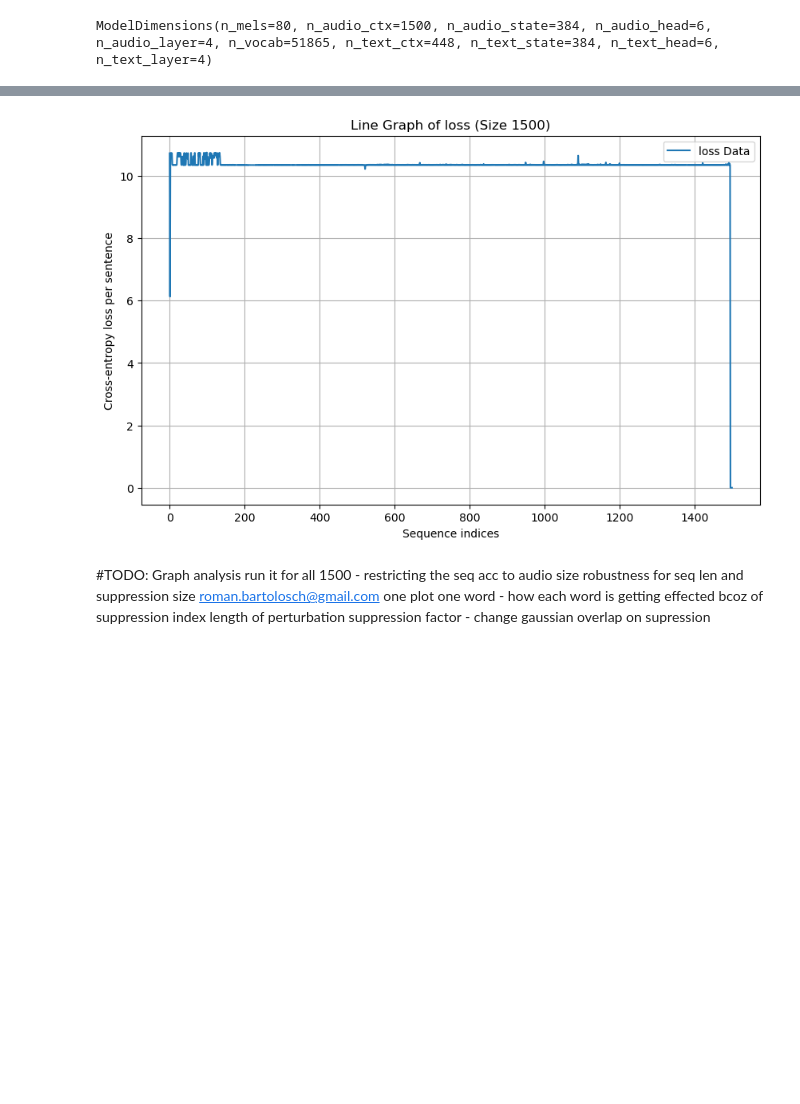
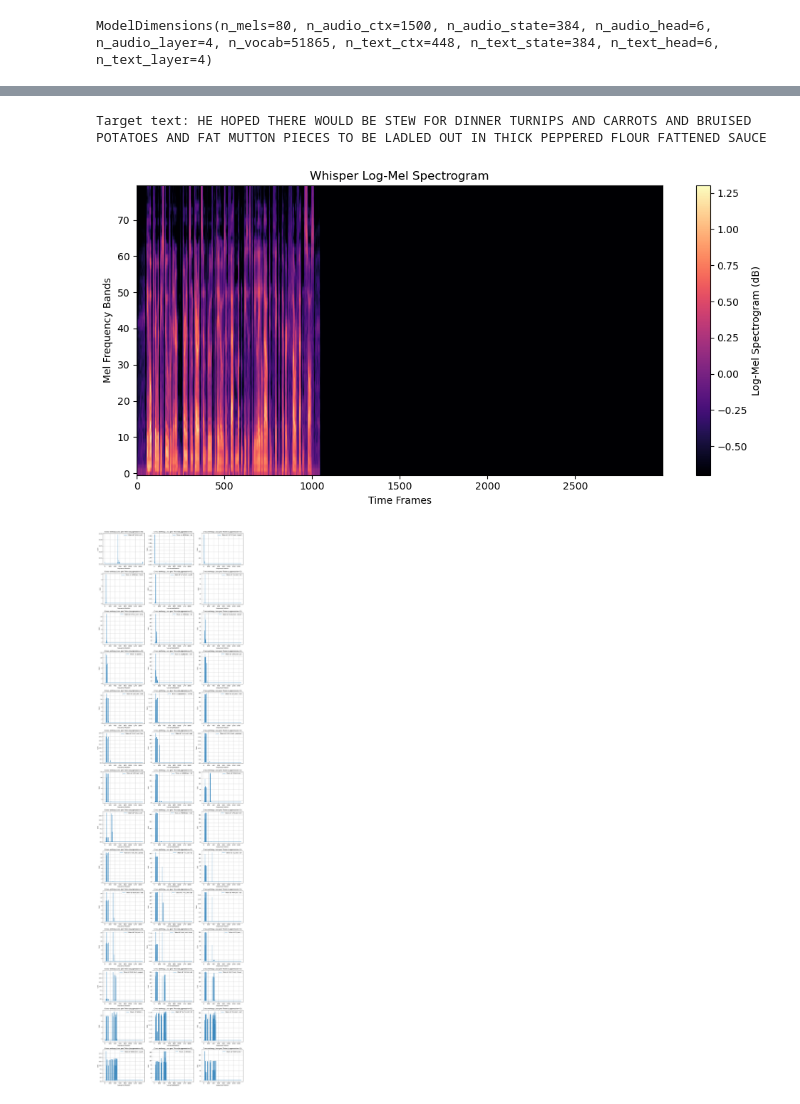
Before and after one commit to arunimaCh29/AtMan-Whisper, a Jupyter notebook: whisper_notebooks/whisper-tiny.ipynb, the cells around one changed output, grey strips where cells are left out. Drawn from its saved outputs; the diff is of its cells as text; code cells hidden in the pictures; blank space fills up the shorter version.

Commit message:
loss per token plot added

```diff
--- a/whisper_notebooks/whisper-tiny.ipynb
+++ b/whisper_notebooks/whisper-tiny.ipynb
@@ -208,26 +181,42 @@ pos= 1498 Stuffed into you, his belly, cowtled him.
-# %%
-def plot_logits(data):
-    plt.figure(figsize=(10, 6))
-    plt.plot(range(1500),data.cpu().numpy(),label="loss Data")
-    plt.title("Line Graph of loss (Size 1500)")
-    plt.xlabel("Sequence indices")
-    plt.ylabel("Cross-entropy loss per sentence")
-    plt.legend()
-    plt.grid(True)
-    plt.show()
-
-
-
-plot_logits(loss_diff)
-# %% [output]
-[figure, removed]
-# %% [markdown]
-#TODO:
-Graph analysis
-run it for all 1500 - restricting the seq acc to audio size
-robustness for seq len and suppression size
-roman.bartolosch@gmail.com
-one plot one word - how each word is getting effected bcoz of suppression index
-length of perturbation
-suppression factor - change
-gaussian overlap on supression
+# %%
+# for each sentence
+
+flag = 0
+for mel, target_text in tqdm(loader):
+    print('Target text:', target_text)
+    print('Mel shape:', mel.shape)
+    display_logmel(mel.cpu().numpy())
+
+    baseline_logits = model.decode(mel).logits
+    print('baseline logits shape:',baseline_logits.shape)
+    suppression_seq_len = 5
+    suppression_factor = 0.5
+    perturbation_len = model.dims.n_audio_ctx
+    loss_diff = collect_logits_per_sentence(mel, baseline_logits, suppression_seq_len, suppression_factor, perturbation_len)
+
+    plot_logits(loss_diff, suppression_seq_len, perturbation_len)
+   # results = explain_whisper_tokens(model=model,mel=mels, tokens= target_tokens, suppression_dict = suppression_dict, prompt_explain_indices=prompt_explain_indices, max_batch_size=max_batch_size )
+    break
+# %%
+# for each word or token
+flag = 0
+for mel, target_text in tqdm(loader):
+    print('Target text:', target_text)
+    display_logmel(mel.cpu().numpy())
+    decoded = model.decode(mel)
+
+    baseline_logits = decoded.logits
+    baseline_tokens = decoded.tokens
+    # print('baseline token shape:',baseline_tokens)
+    suppression_seq_len = 5
+    suppression_factor = 0.5
+    perturbation_len = model.dims.n_audio_ctx
+    loss_diff = collect_logits_per_word(mel, baseline_logits, suppression_seq_len, suppression_factor, perturbation_len)
+
+    plot_logits_per_word(loss_diff, baseline_tokens, suppression_seq_len)
+   # results = explain_whisper_tokens(model=model,mel=mels, tokens= target_tokens, suppression_dict = suppression_dict, prompt_explain_indices=prompt_explain_indices, max_batch_size=max_batch_size )
+    break
+# %% [output]
+Target text: HE HOPED THERE WOULD BE STEW FOR DINNER TURNIPS AND CARROTS AND BRUISED POTATOES AND FAT MUTTON PIECES TO BE LADLED OUT IN THICK PEPPERED FLOUR FATTENED SAUCE
+[figure, added]
+[figure, added]
```
Also changed, not shown: parts of 3 cells of this notebook.
